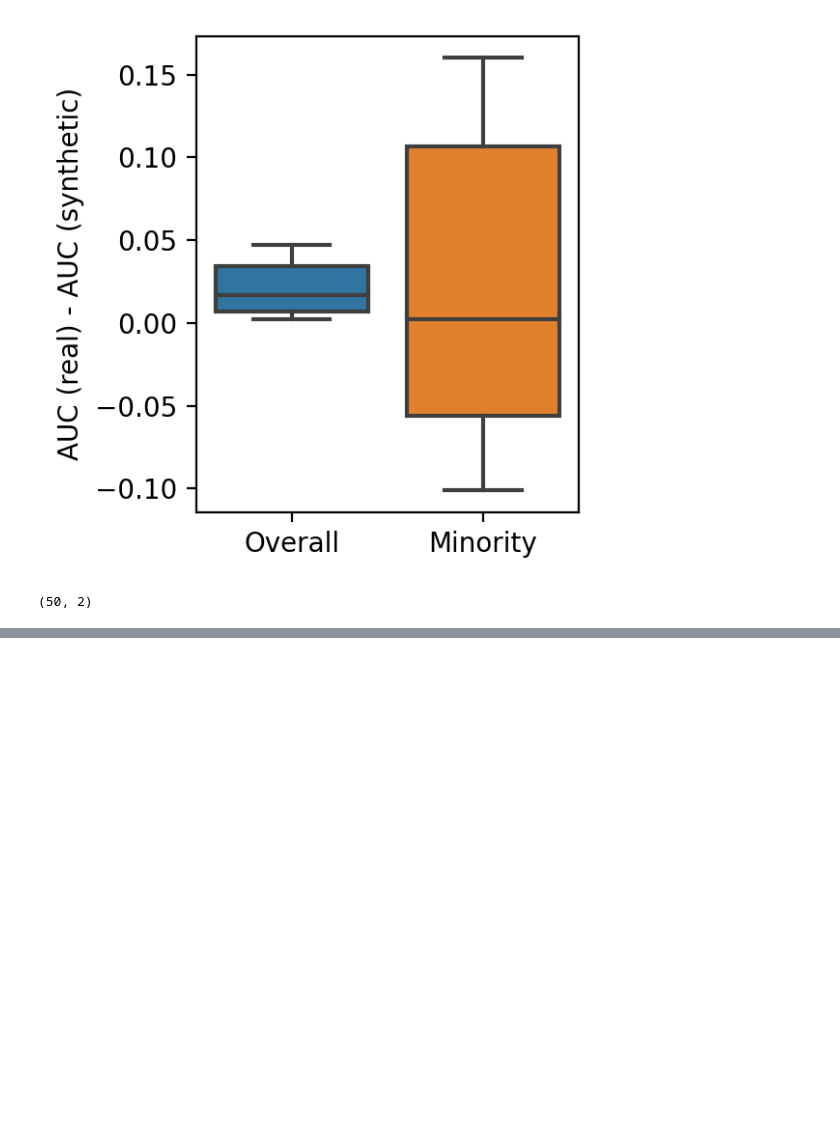
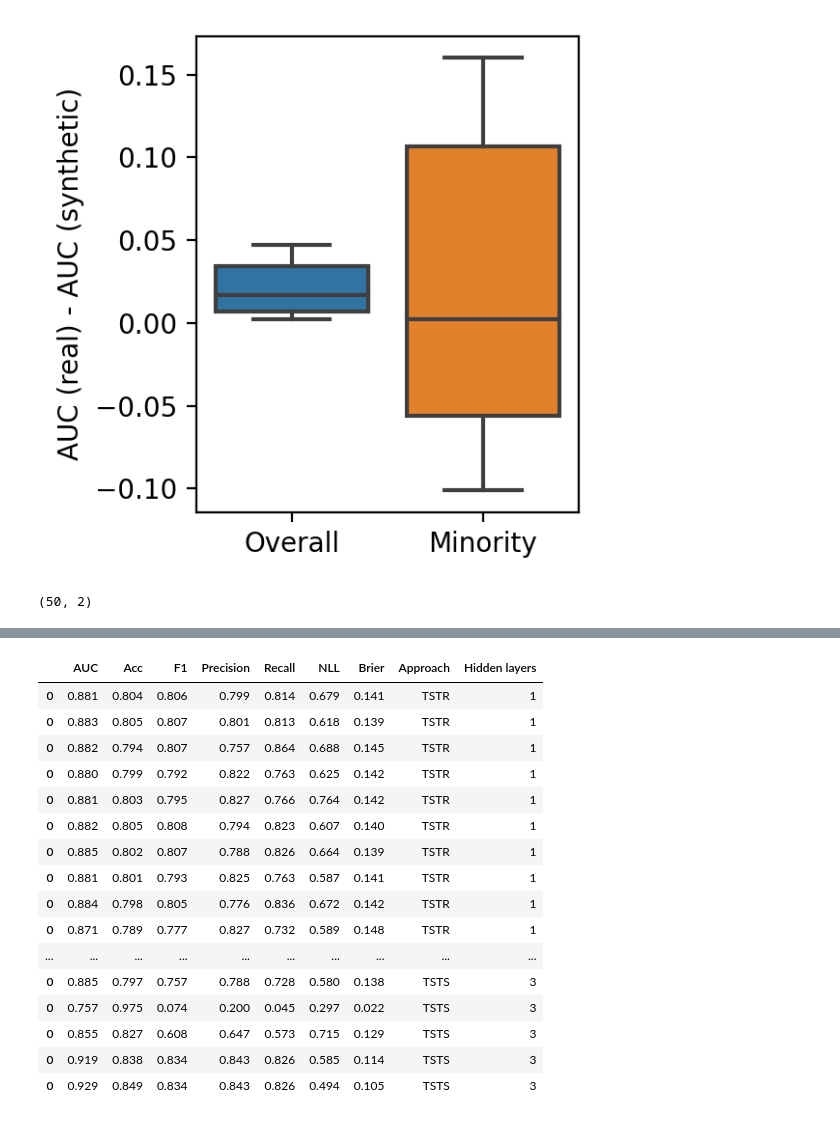
Before and after one commit to bvanbreugel/deep_generative_ensemble, a Jupyter notebook: underrepresented_study.ipynb, the cells around one changed output, grey strips where cells are left out. Cells and saved outputs as stored; diff of their text form; code cells hidden in the pictures; blank space fills up the shorter version.

```diff
--- a/underrepresented_study.ipynb
+++ b/underrepresented_study.ipynb
@@ -116,0 +67,26 @@ Target type: classification
+# %%
+from synthcity.utils import reproducibility
+
+dataset = 'seer'
+print('Dataset:', dataset)
+nsyn = 5000
+max_n = 5000
+model_name = 'ctgan_deep'
+X_gt, X_syns = get_real_and_synthetic(dataset=dataset,
+                                p_train=p_train,
+                                n_models=n_models,
+                                model_name=model_name,
+                                load_syn=load_syn,
+                                verbose=verbose,
+                                max_n=max_n,
+                                nsyn=nsyn)
+
+
+nsyn = len(X_syns[0])
+workspace_folder, results_folder = get_folder_names(dataset=dataset, model_name=model_name, nsyn=nsyn, max_n=max_n)
+print('Shape of each synthetic dataset:', X_syns[0].shape)
+print('Target type:', X_gt.targettype)
+
+
+
+reproducibility.enable_reproducible_results(seed=2023)
@@ -570,0 +360,20 @@ Cross-validation approach to test which type of model would perform best on real
+# %%
+df
+# %% [output]
+|  | AUC | Acc | F1 | Precision | Recall | NLL | Brier | Approach | Hidden layers |
+| 0 | 0.881 | 0.804 | 0.806 | 0.799 | 0.814 | 0.679 | 0.141 | TSTR | 1 |
+| 0 | 0.883 | 0.805 | 0.807 | 0.801 | 0.813 | 0.618 | 0.139 | TSTR | 1 |
+| 0 | 0.882 | 0.794 | 0.807 | 0.757 | 0.864 | 0.688 | 0.145 | TSTR | 1 |
+| 0 | 0.880 | 0.799 | 0.792 | 0.822 | 0.763 | 0.625 | 0.142 | TSTR | 1 |
+| 0 | 0.881 | 0.803 | 0.795 | 0.827 | 0.766 | 0.764 | 0.142 | TSTR | 1 |
+| 0 | 0.882 | 0.805 | 0.808 | 0.794 | 0.823 | 0.607 | 0.140 | TSTR | 1 |
+| 0 | 0.885 | 0.802 | 0.807 | 0.788 | 0.826 | 0.664 | 0.139 | TSTR | 1 |
+| 0 | 0.881 | 0.801 | 0.793 | 0.825 | 0.763 | 0.587 | 0.141 | TSTR | 1 |
+| 0 | 0.884 | 0.798 | 0.805 | 0.776 | 0.836 | 0.672 | 0.142 | TSTR | 1 |
+| 0 | 0.871 | 0.789 | 0.777 | 0.827 | 0.732 | 0.589 | 0.148 | TSTR | 1 |
+| ... | ... | ... | ... | ... | ... | ... | ... | ... | ... |
+| 0 | 0.885 | 0.797 | 0.757 | 0.788 | 0.728 | 0.580 | 0.138 | TSTS | 3 |
+| 0 | 0.757 | 0.975 | 0.074 | 0.200 | 0.045 | 0.297 | 0.022 | TSTS | 3 |
+| 0 | 0.855 | 0.827 | 0.608 | 0.647 | 0.573 | 0.715 | 0.129 | TSTS | 3 |
+| 0 | 0.919 | 0.838 | 0.834 | 0.843 | 0.826 | 0.585 | 0.114 | TSTS | 3 |
+| 0 | 0.929 | 0.849 | 0.834 | 0.843 | 0.826 | 0.494 | 0.105 | TSTS | 3 |
```
Also changed, not shown: parts of 28 cells of this notebook, 5 other files.
